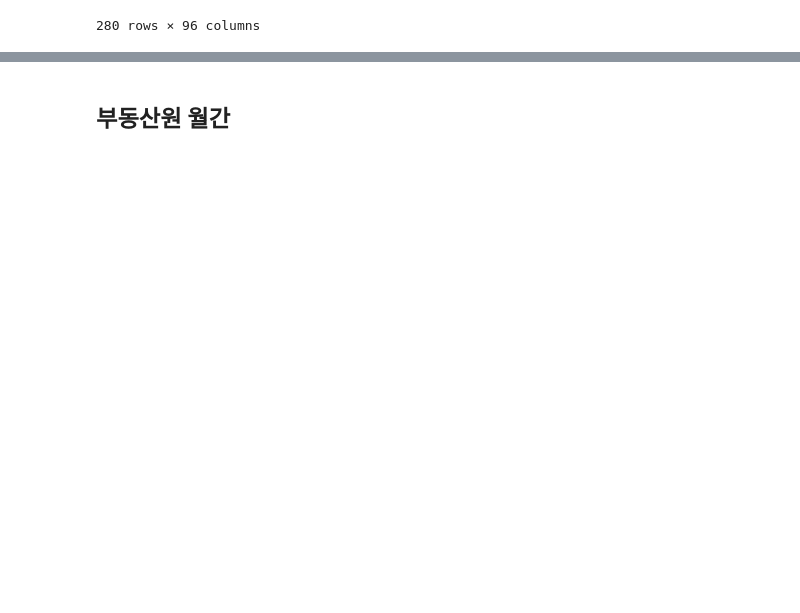
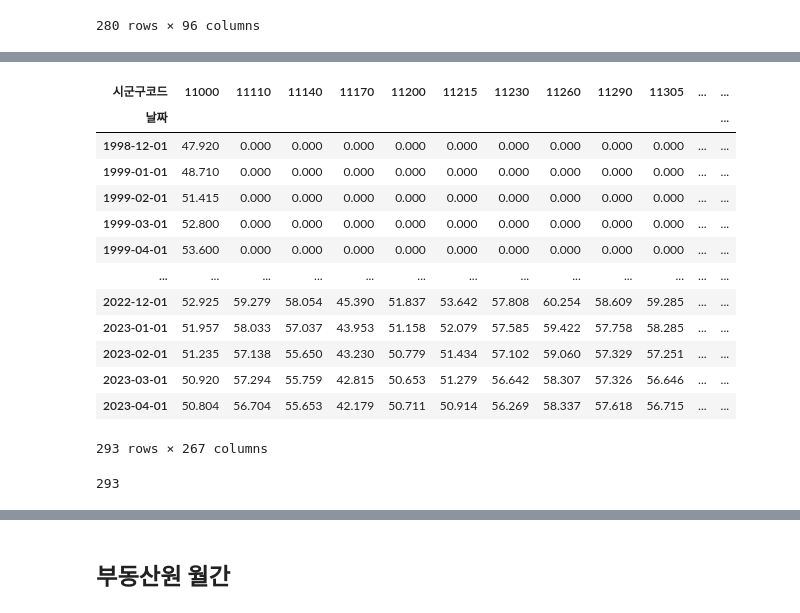
Before and after one commit to sizipusx/fundamental, a Jupyter notebook: jupyterlab/월간 부동산 업데이트.ipynb, the cells around one changed output, grey strips where cells are left out. Drawn from its saved outputs; the diff is of its cells as text; code cells hidden in the pictures; blank space fills up the shorter version.

Commit message:
월간부동산 코드 업데이트

```diff
--- a/jupyterlab/월간 부동산 업데이트.ipynb
+++ b/jupyterlab/월간 부동산 업데이트.ipynb
@@ -280,0 +286,7 @@ sdf
+# %%
+from PublicDataReader import Kbland
+import PublicDataReader as pdr
+
+code = pdr.code_bdong()
+api = Kbland()
+code
@@ -280,0 +309,3 @@ sdf
+# %%
+df_filtered = code.loc[(code['말소일자'] == '') & (~code['시도명'].str.contains('출장소')), :]
+df_filtered
@@ -280,0 +326,48 @@ sdf
+# %%
+city_code_list = df_filtered['시도코드'].unique()
+gun_code_list = df_filtered['시군구코드'].unique()
+# %%
+###처음 DB 만들기
+def get_jratio_guncode(local_code):
+  params = {
+      "매물종별구분": "01", #(01: 아파트, 08: 연립, 09: 단독, 98: 주택종합)
+      "기간": "", # 처음엔 "", 이후 업데이트 시
+      "지역코드": local_code,
+  }
+  ratio_df = api.get_jeonse_price_ratio(**params)
+  column_to_convert = '지역코드'
+  new_column = '시군구코드'
+  ratio_df[new_column] = ratio_df[column_to_convert].astype(str).str[:5]
+  local_df = ratio_df.pivot(index=['날짜'], columns=[new_column], values='전세가격비율')
+  return local_df
+# %%
+#전국 전세가율 받기
+import pandas as pd
+from tqdm import tqdm
+
+ratio_df = pd.DataFrame()
+for it, city_code in tqdm(enumerate(city_code_list)):
+  local_df = get_jratio_guncode(city_code)
+  # local_df = get_jratio(city_code, city_name)
+  #print(local_df)
+  if it == 0:
+    ratio_df = local_df
+  else:
+    ratio_df = pd.concat([ratio_df, local_df], axis=1)
+ratio_df = ratio_df.astype(float).fillna(0).round(decimals=3)
+ratio_df
+# %% [output]
+| 시군구코드 | 11000 | 11110 | 11140 | 11170 | 11200 | 11215 | 11230 | 11260 | 11290 | 11305 | ... | ... |
+| 날짜 |  |  |  |  |  |  |  |  |  |  |  | ... |
+| 1998-12-01 | 47.920 | 0.000 | 0.000 | 0.000 | 0.000 | 0.000 | 0.000 | 0.000 | 0.000 | 0.000 | ... | ... |
+| 1999-01-01 | 48.710 | 0.000 | 0.000 | 0.000 | 0.000 | 0.000 | 0.000 | 0.000 | 0.000 | 0.000 | ... | ... |
+| 1999-02-01 | 51.415 | 0.000 | 0.000 | 0.000 | 0.000 | 0.000 | 0.000 | 0.000 | 0.000 | 0.000 | ... | ... |
+| 1999-03-01 | 52.800 | 0.000 | 0.000 | 0.000 | 0.000 | 0.000 | 0.000 | 0.000 | 0.000 | 0.000 | ... | ... |
+| 1999-04-01 | 53.600 | 0.000 | 0.000 | 0.000 | 0.000 | 0.000 | 0.000 | 0.000 | 0.000 | 0.000 | ... | ... |
+| ... | ... | ... | ... | ... | ... | ... | ... | ... | ... | ... | ... | ... |
+| 2022-12-01 | 52.925 | 59.279 | 58.054 | 45.390 | 51.837 | 53.642 | 57.808 | 60.254 | 58.609 | 59.285 | ... | ... |
+| 2023-01-01 | 51.957 | 58.033 | 57.037 | 43.953 | 51.158 | 52.079 | 57.585 | 59.422 | 57.758 | 58.285 | ... | ... |
+| 2023-02-01 | 51.235 | 57.138 | 55.650 | 43.230 | 50.779 | 51.434 | 57.102 | 59.060 | 57.329 | 57.251 | ... | ... |
+| 2023-03-01 | 50.920 | 57.294 | 55.759 | 42.815 | 50.653 | 51.279 | 56.642 | 58.307 | 57.326 | 56.646 | ... | ... |
+| 2023-04-01 | 50.804 | 56.704 | 55.653 | 42.179 | 50.711 | 50.914 | 56.269 | 58.337 | 57.618 | 56.715 | ... | ... |
+293 rows × 267 columns
@@ -280,0 +376,4 @@ sdf
+# %%
+ratio_df.to_sql("jratio", conn, if_exists="replace")
+# %% [output]
+293
```
Also changed, not shown: parts of 8 cells of this notebook.
